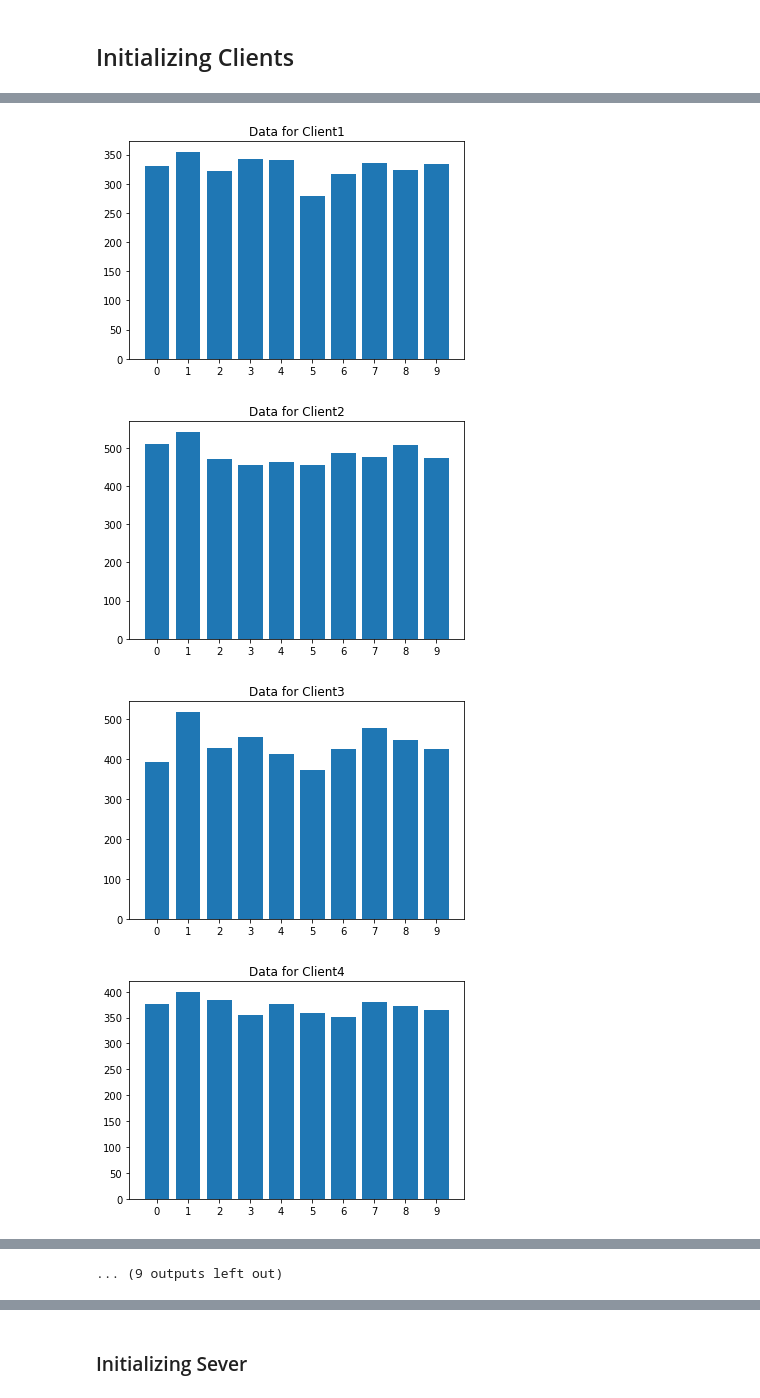
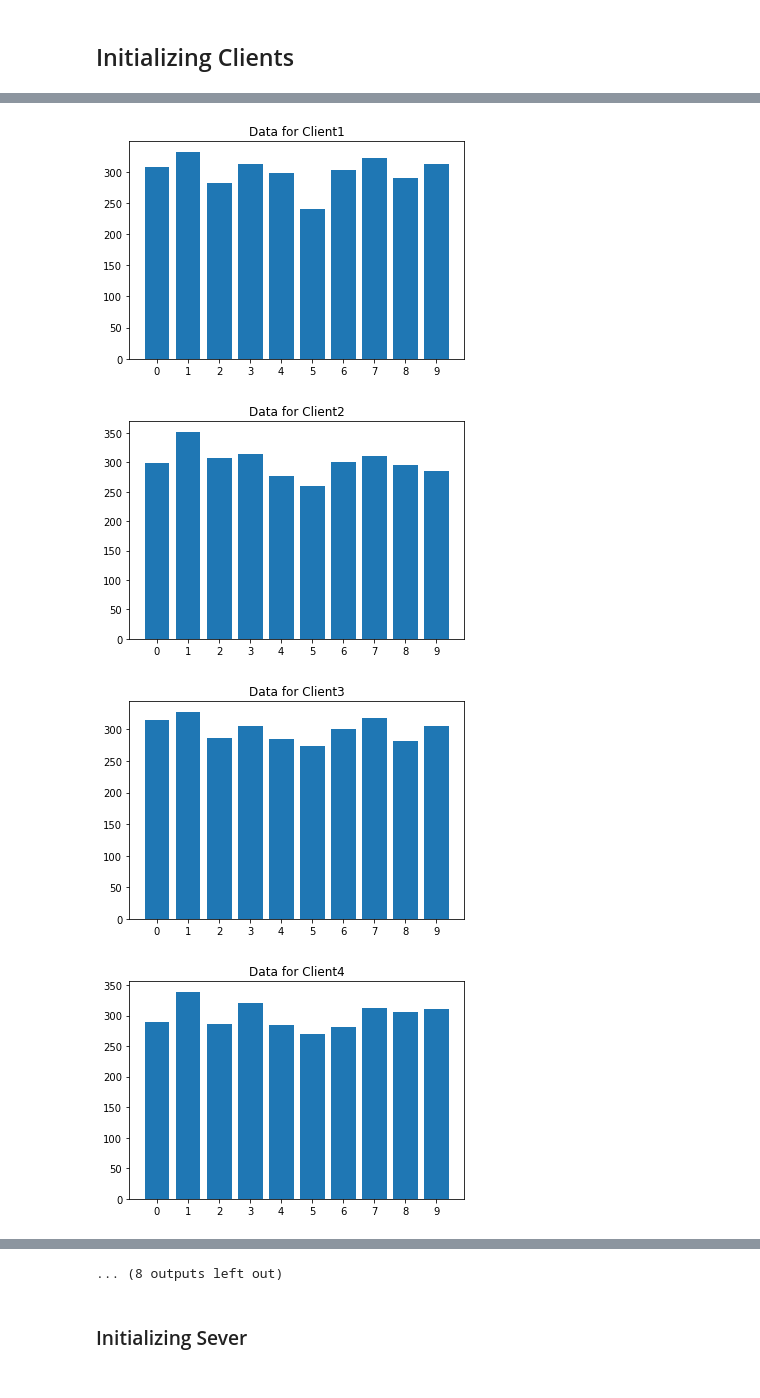
Before and after one commit to shaunamooney/Federated_Learning, a Jupyter notebook: Sever_Client_SUDO_withoutTCP.ipynb, the cells around one changed output, grey strips where cells are left out. Saved outputs shown, nothing was run; the diff lists cells and outputs as text; code cells hidden in the pictures.

Commit message:
Ver3
Sequential Distribution of the DataSet

- Leaf to be implemented.

```diff
--- a/Sever_Client_SUDO_withoutTCP.ipynb
+++ b/Sever_Client_SUDO_withoutTCP.ipynb
@@ -146,22 +148,23 @@ class client:
     def __init__(self,ID):
         self.id = ID
         self.__clientModel = tf.keras.models.Sequential()
+        self.__clientModelWeights=[]
         self.activeStatus = 0
         self.__clientDataX=[] #Private to Client
         self.__clientDataY=[]
         self.clientCIF=0
         self.SNR = 0
         self.epochs = 10
-        self.lr = 0.0001
+        self.lr = 0.01
 
     #Methods Private to client
     def __setActiveStatus(self):
-        self.activeStatus = int(np.random.randint(0,2,1))
-        #self.activeStatus = 1
+        #self.activeStatus = int(np.random.randint(0,2,1))
+        self.activeStatus = 1
 
     def __setCIF(self):
-        self.clientCIF = int(np.random.randint(0,50,1))  # Random Number between 0 and 49 for vheck purpose only
-        #self.clientCIF = 20
+        #self.clientCIF = int(np.random.randint(0,50,1))  # Random Number between 0 and 49 for vheck purpose only
+        self.clientCIF = 20
 
     def __getTrainData(self):
         return self.__clientDataX, self.__clientDataY  # Just for Testing will be expanded to select meaningful data
@@ -177,6 +180,7 @@ class client:
 
     def setInitialModel(self,model):
         self.__clientModel=model
+        print(self.__clientModel.summary)
 
     def setClientData(self,X,Y):
         self.__clientDataX = X
@@ -184,19 +188,21 @@ class client:
 
 
     def sendClientUpdate(self):
-        print("Training Client ID:",self.id)
+        print("->Training Client ID:",self.id,end=" ")
         self.__clientModel.compile(loss = 'categorical_crossentropy',
                                 optimizer = tf.keras.optimizers.SGD (learning_rate=self.lr),
                                 metrics=['accuracy'])
         #print(self.__clientDataX.shape)
         #print(self.__clientDataY.shape)
-        self.__clientModel.fit(self.__clientDataX,
+        history = self.__clientModel.fit(self.__clientDataX,
                                tf.keras.utils.to_categorical(self.__clientDataY),
                                epochs=self.epochs,
                                validation_split=0.2,
-                               verbose=0)
+                               verbose=0,
+                                        shuffle=True)
 
         updatedWeights = self.__clientModel.get_weights()
+        #print("Val Acc:",history.history['val_accuracy'])
         #print("Client_",self.id," weights=\n",updatedWeights)
         #print("Size Client 0",updatedWeights[0].size)
         #print("Size Client 1",updatedWeights[1].size)
@@ -205,7 +211,8 @@ class client:
         #print("Size Client 4",updatedWeights[4].size)
         #print("Size Client 5",updatedWeights[5].size)
 
-        numOfDataPoints = self.__clientDataY.size   #<-- Set the correct type to get the number of datapoints in the current update round
+        numOfDataPoints = self.epochs*32   #<-- Set the correct type to get the number of datapoints in the current update round
+        # 32 is default batch size in keras
         #print("ModelWeightShape=",len(updatedWeights))
         #print("numOfDataPoints=",numOfDataPoints)
         return (updatedWeights,numOfDataPoints)
@@ -248,6 +255,19 @@ originalTestX = (originalTestX / 255) - 0.5
 
 originalTrainX = originalTrainX.reshape((-1, 784))
 originalTestX = originalTestX.reshape((-1, 784))
+
+
+def distributeDataToClientSequential(numOfClients,X_train,Y_train):
+    dataPerClient = 60000/numOfClients
+    for i in range (0,numOfClients):
+        clientName = "client_"+str(i)
+        lower=int(i*dataPerClient)
+        upper=int((i+1)*dataPerClient-1)
+        eval(clientName).setClientData(X_train[lower:upper,:],
+                                       Y_train[lower:upper])
+
+#client0:0-->dataPerClient-1; client1:dataPerClient-->2*dataPerClient-1; client2:2*dataPerClient-->3*dataPerClient-1
+
 
 def distributeDataToClient(numOfClients,X_train,Y_train):  # Creating NON IID DataSet from Original MNIST Train Data
         id0=[]
@@ -345,7 +364,8 @@ client_18=client(18)
 client_19=client(19)
 
 # Distribute Client Data
-distributeDataToClient(N,originalTrainX,originalTrainY)
+#distributeDataToClient(N,originalTrainX,originalTrainY)
+distributeDataToClientSequential(N,originalTrainX,originalTrainY)  #Changed to Sequential Distribution of Data IID - Configuration
 for i in range (0,N):
     clientName = "client_"+str(i)
     eval(clientName).plotClientData()
@@ -371,4 +374,4 @@ Number of Samples for id 9 : 5949
-[figure, old version]
+[figure, new version]
-[figure, old version]
+[figure, new version]
-[figure, old version]
+[figure, new version]
-[figure, old version]
+[figure, new version]
@@ -381 +383,0 @@ Number of Samples for id 9 : 5949
-... (9 outputs left out)
@@ -382,3 +385,4 @@ Number of Samples for id 9 : 5949
+... (8 outputs left out)
 # %% [markdown]
 ### Initializing Sever
 # %%
```
Also changed, not shown: parts of 14 cells of this notebook.
